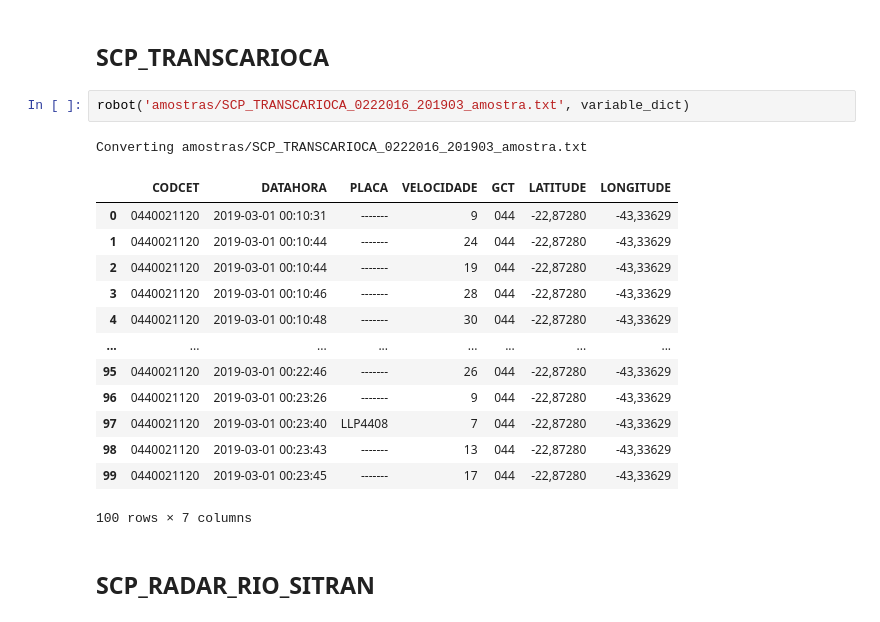
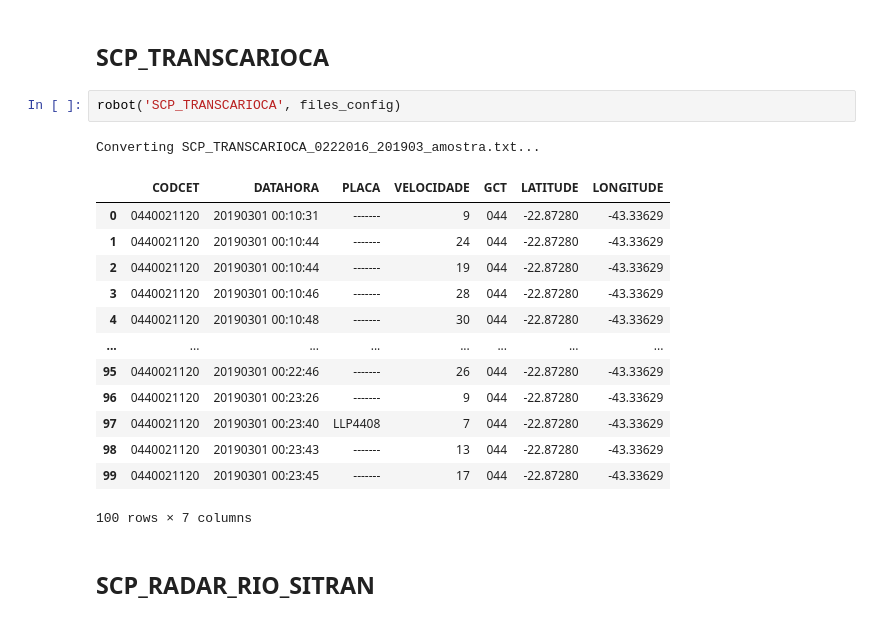
Before and after one commit to brenoimatos/UFRJ-CET-Rio, a Jupyter notebook: amostra_dados_v2.ipynb, the cells around one changed output. Cells and saved outputs as stored; diff of their text form.

```diff
--- a/amostra_dados_v2.ipynb
+++ b/amostra_dados_v2.ipynb
@@ -152,21 +127,21 @@ Converting amostras/movimento_OCR_JAN_2019.txt_amostra.txt
 # %% [markdown]
 ## SCP_TRANSCARIOCA
-# %%
-robot('amostras/SCP_TRANSCARIOCA_0222016_201903_amostra.txt', variable_dict)
-# %% [output]
-Converting amostras/SCP_TRANSCARIOCA_0222016_201903_amostra.txt
-|  | CODCET | DATAHORA | PLACA | VELOCIDADE | GCT | LATITUDE | LONGITUDE |
-| 0 | 0440021120 | 2019-03-01 00:10:31 | ------- | 9 | 044 | -22,87280 | -43,33629 |
-| 1 | 0440021120 | 2019-03-01 00:10:44 | ------- | 24 | 044 | -22,87280 | -43,33629 |
-| 2 | 0440021120 | 2019-03-01 00:10:44 | ------- | 19 | 044 | -22,87280 | -43,33629 |
-| 3 | 0440021120 | 2019-03-01 00:10:46 | ------- | 28 | 044 | -22,87280 | -43,33629 |
-| 4 | 0440021120 | 2019-03-01 00:10:48 | ------- | 30 | 044 | -22,87280 | -43,33629 |
-| ... | ... | ... | ... | ... | ... | ... | ... |
-| 95 | 0440021120 | 2019-03-01 00:22:46 | ------- | 26 | 044 | -22,87280 | -43,33629 |
-| 96 | 0440021120 | 2019-03-01 00:23:26 | ------- | 9 | 044 | -22,87280 | -43,33629 |
-| 97 | 0440021120 | 2019-03-01 00:23:40 | LLP4408 | 7 | 044 | -22,87280 | -43,33629 |
-| 98 | 0440021120 | 2019-03-01 00:23:43 | ------- | 13 | 044 | -22,87280 | -43,33629 |
-| 99 | 0440021120 | 2019-03-01 00:23:45 | ------- | 17 | 044 | -22,87280 | -43,33629 |
-100 rows × 7 columns
+# %%
+robot('SCP_TRANSCARIOCA', files_config)
+# %% [output]
+Converting SCP_TRANSCARIOCA_0222016_201903_amostra.txt...
+|  | CODCET | DATAHORA | PLACA | VELOCIDADE | GCT | LATITUDE | LONGITUDE |
+| 0 | 0440021120 | 20190301 00:10:31 | ------- | 9 | 044 | -22.87280 | -43.33629 |
+| 1 | 0440021120 | 20190301 00:10:44 | ------- | 24 | 044 | -22.87280 | -43.33629 |
+| 2 | 0440021120 | 20190301 00:10:44 | ------- | 19 | 044 | -22.87280 | -43.33629 |
+| 3 | 0440021120 | 20190301 00:10:46 | ------- | 28 | 044 | -22.87280 | -43.33629 |
+| 4 | 0440021120 | 20190301 00:10:48 | ------- | 30 | 044 | -22.87280 | -43.33629 |
+| ... | ... | ... | ... | ... | ... | ... | ... |
+| 95 | 0440021120 | 20190301 00:22:46 | ------- | 26 | 044 | -22.87280 | -43.33629 |
+| 96 | 0440021120 | 20190301 00:23:26 | ------- | 9 | 044 | -22.87280 | -43.33629 |
+| 97 | 0440021120 | 20190301 00:23:40 | LLP4408 | 7 | 044 | -22.87280 | -43.33629 |
+| 98 | 0440021120 | 20190301 00:23:43 | ------- | 13 | 044 | -22.87280 | -43.33629 |
+| 99 | 0440021120 | 20190301 00:23:45 | ------- | 17 | 044 | -22.87280 | -43.33629 |
+100 rows × 7 columns
 # %% [markdown]
 ## SCP_RADAR_RIO_SITRAN
```
Also changed, not shown: parts of 18 cells of this notebook.
